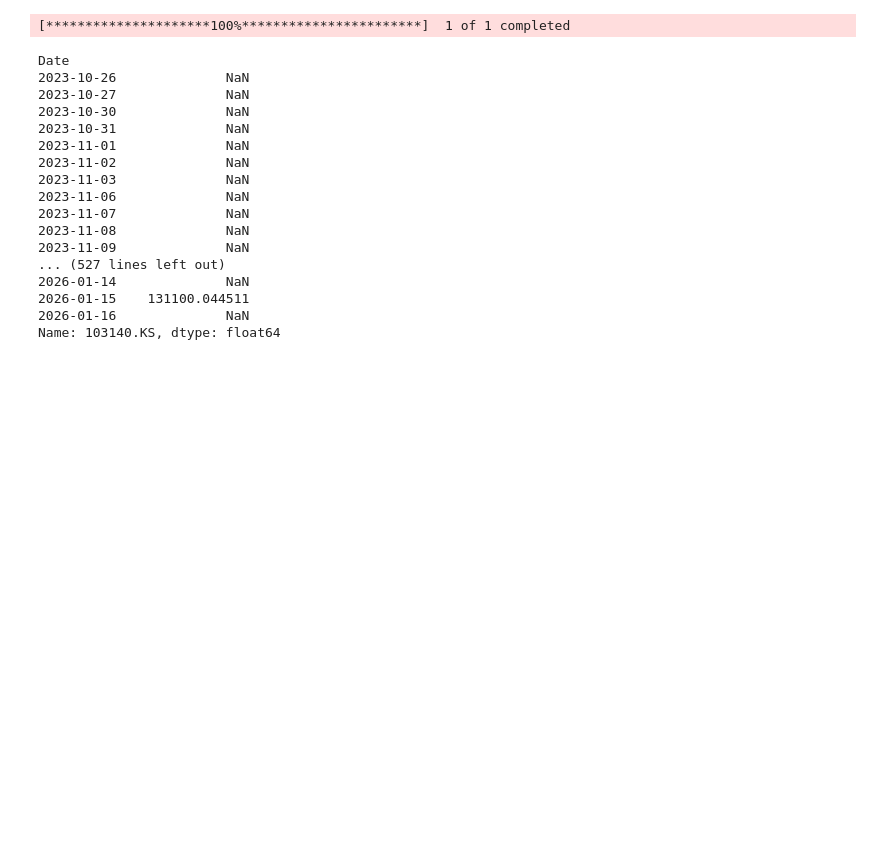
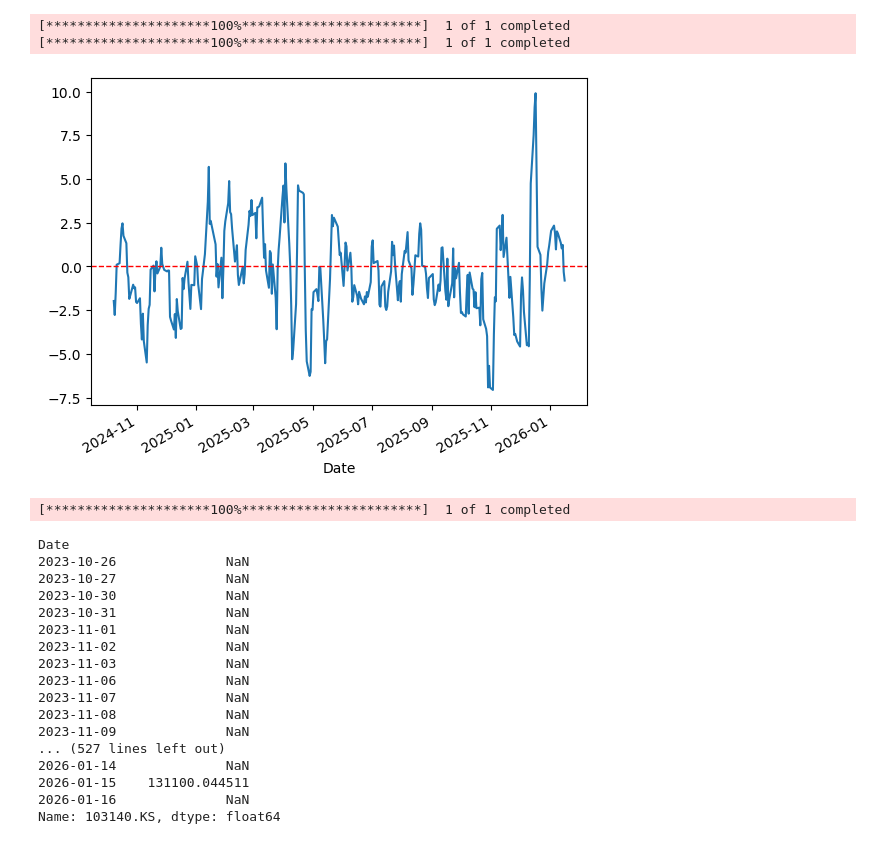
Before and after one commit to MinjunChoi24/JustStudy, a Jupyter notebook: Stock_analysis/RS_week.ipynb, the cells around one changed output. Saved outputs shown, nothing was run; the diff lists cells and outputs as text; code cells hidden in the pictures; blank space fills up the shorter version.

```diff
--- a/Stock_analysis/RS_week.ipynb
+++ b/Stock_analysis/RS_week.ipynb
@@ -11,8 +11,8 @@ def RS_week(ticker):
     start = "2024-10-01"
     end = "2026-01-20"
     try:
-        Kospi_prices = yf.download('^KS11',start=start,end=end)['Close']['^KS11']
-        ETF_prices = yf.download(f'{ticker}.KS',start=start,end=end)['Close'][f'{ticker}.KS']
+        Kospi_prices = yf.download('SPY',start=start,end=end)['Close']['SPY']
+        ETF_prices = yf.download(f'{ticker}',start=start,end=end)['Close'][f'{ticker}']
 
         weekly_return1 = Kospi_prices.pct_change(periods=5)[5:] * 100
         weekly_return2 = ETF_prices.pct_change(periods=5)[5:] * 100
@@ -21,12 +21,24 @@ def RS_week(ticker):
         weekly_return2.dropna(inplace=True)
 
         RS = weekly_return2 - weekly_return1
-        RS_30 = RS[-10:]
+        # RS_30 = RS[-10:]
 
-        return ticker, RS_30
+        return RS
 
     except:
         print(ticker)
+# %%
+st = RS_week('LIN')
+
+st.plot()
+
+plt.axhline(0, color='red', linestyle='--', linewidth=1);
+
+plt.show();
+# %% [output]
+[*********************100%***********************]  1 of 1 completed
+[*********************100%***********************]  1 of 1 completed
+[figure, added]
 # %%
 def aboveMA(ticker):
 
```
Also changed, not shown: 1 other file.
